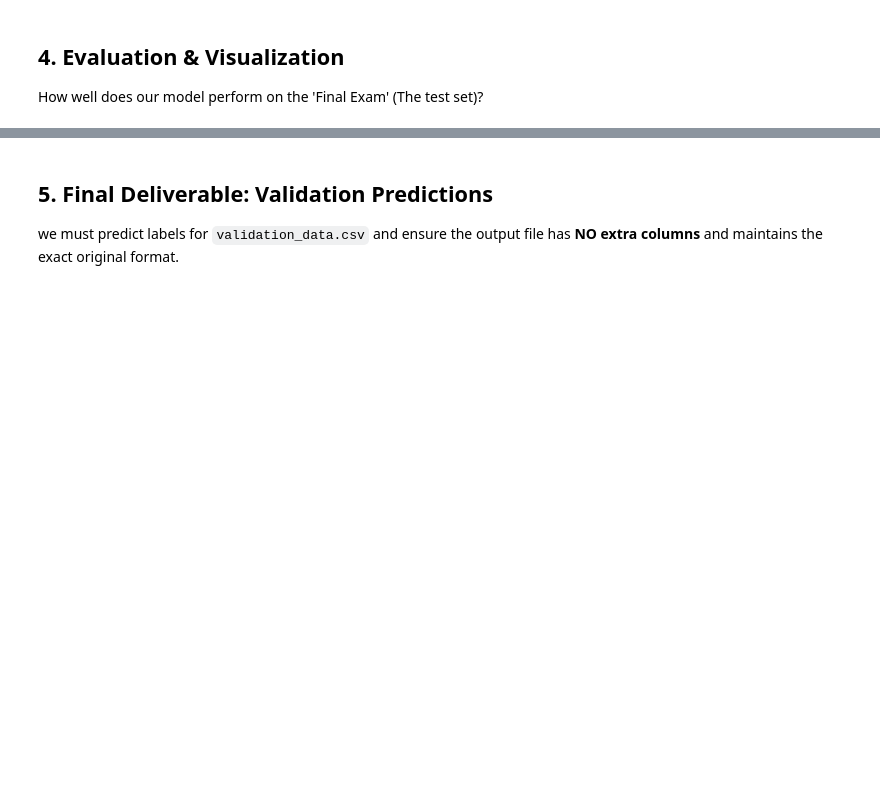
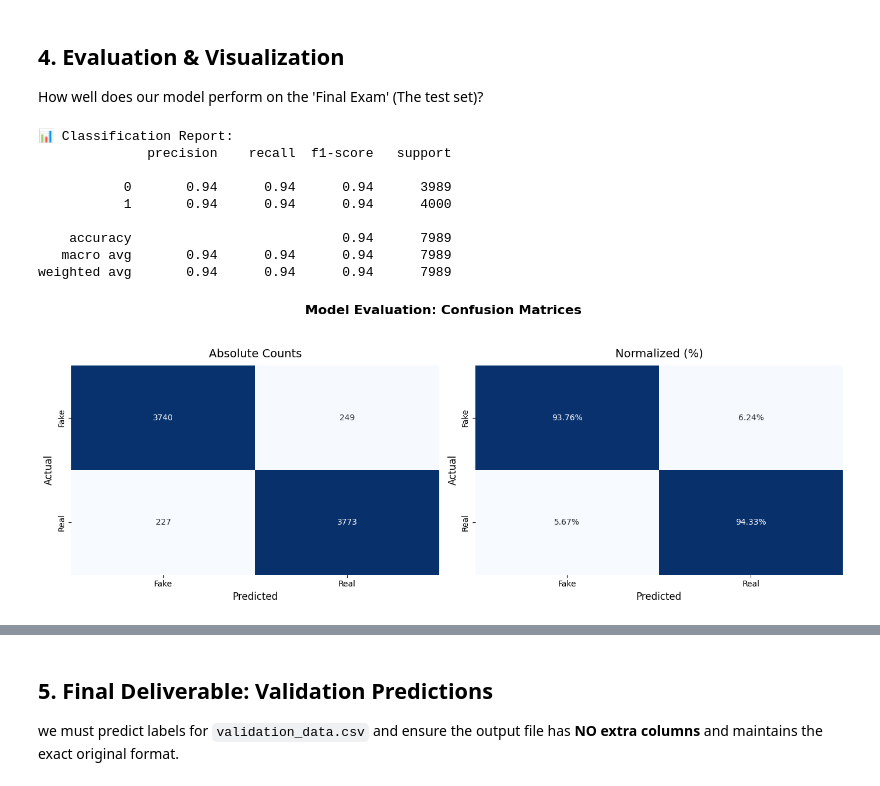
Before and after one commit to Sebastianlopez-dev/Can-a-computer-tell-if-a-journalist-is-lying-NLP-Misinfo-Benchmark-, a Jupyter notebook: 02_baseline_classifier.ipynb, the cells around one changed output, grey strips where cells are left out. Saved outputs shown, nothing was run; the diff lists cells and outputs as text; code cells hidden in the pictures; blank space fills up the shorter version.

```diff
--- a/02_baseline_classifier.ipynb
+++ b/02_baseline_classifier.ipynb
@@ -68,13 +94,0 @@ We train both models to compare performance in the next phase.
-# %%
-from sklearn.linear_model import LogisticRegression
-
-# 1. Train Naive Bayes (Standard)
-nb_model.fit(X_train, y_train)
-joblib.dump(nb_model, os.path.join(BASE_PATH, 'models/nb_tfidf_classifier.joblib'))
-
-# 2. Train Logistic Regression (Required for comparison phase)
-lr_tfidf_model = LogisticRegression(max_iter=1000)
-lr_tfidf_model.fit(X_train, y_train)
-joblib.dump(lr_tfidf_model, os.path.join(BASE_PATH, 'models/lr_tfidf_classifier.joblib'))
-
-print("✅ Both Models (NB & LR) Trained and Persistent.")
@@ -86,14 +100,69 @@ We save our model and train a secondary Logistic Regression to compare in the ne
 How well does our model perform on the 'Final Exam' (The test set)?
 # %%
 y_pred = nb_model.predict(X_test)
-
+print()
 print("📊 Classification Report:")
 print(classification_report(y_test, y_pred))
 
+
+# 1. Confusion Matrix
+
+# 1.1 Calculate both matrices (Counts and Percentages)
 cm = confusion_matrix(y_test, y_pred)
-plt.figure(figsize=(6,4))
-sns.heatmap(cm, annot=True, fmt='d', cmap='Blues', xticklabels=['Fake', 'Real'], yticklabels=['Fake', 'Real'])
-plt.xlabel('Predicted')
-plt.ylabel('Actual')
-plt.title('Confusion Matrix')
+cm_normalized = confusion_matrix(y_test, y_pred, normalize='true')
+
+# 1.2 Create the figure with 1 row and 2 columns side-by-side
+fig, ax = plt.subplots(1, 2, figsize=(14, 5))
+
+# --- PLOT 1: Absolute Confusion Matrix (Left) ---
+sns.heatmap(cm, annot=True, fmt='d', cmap='Blues', ax=ax[0],
+            xticklabels=['Fake', 'Real'], yticklabels=['Fake', 'Real'],
+            cbar=False) # Remove colorbar for a cleaner look
+ax[0].set_title('Absolute Counts', fontsize=14, pad=10)
+ax[0].set_xlabel('Predicted', fontsize=12)
+ax[0].set_ylabel('Actual', fontsize=12)
+
+# --- PLOT 2: Normalized Confusion Matrix (Right) ---
+sns.heatmap(cm_normalized, annot=True, fmt='.2%', cmap='Blues', ax=ax[1],
+            xticklabels=['Fake', 'Real'], yticklabels=['Fake', 'Real'],
+            cbar=False)
+ax[1].set_title('Normalized (%)', fontsize=14, pad=10)
+ax[1].set_xlabel('Predicted', fontsize=12)
+ax[1].set_ylabel('Actual', fontsize=12)
+
+# Add a main title for the entire figure
+plt.suptitle('Model Evaluation: Confusion Matrices', fontsize=16, fontweight='bold', y=1.05)
+# Adjust the spacing between subplots automatically to prevent overlap
+plt.tight_layout()
 plt.show()
+
+print()
+
+# 2. Identify the words that best define each class (Naive Bayes)
+
+feature_names = tfidf.get_feature_names_out()
+# Log-probabilidades de las palabras para cada clase
+probs = nb_model.feature_log_prob_
+# Creamos un dataframe con las palabras y sus pesos
+words_df = pd.DataFrame({
+    'word': feature_names,
+    'fake_weight': probs[0],
+    'real_weight': probs[1]
+})
+
+words_df['diff'] = words_df['real_weight'] - words_df['fake_weight']
+print("\n🎯 Keywords to REAL NEWS:")
+print(words_df.sort_values(by='diff', ascending=False).head(10)['word'].values)
+print("\n🚩 Keywords to FAKE NEWS:")
+print(words_df.sort_values(by='diff', ascending=True).head(10)['word'].values)
+# %% [output]
+📊 Classification Report:
+              precision    recall  f1-score   support
+
+           0       0.94      0.94      0.94      3989
+           1       0.94      0.94      0.94      4000
+
+    accuracy                           0.94      7989
+   macro avg       0.94      0.94      0.94      7989
+weighted avg       0.94      0.94      0.94      7989
+[figure, added]
```
Also changed, not shown: parts of 10 cells of this notebook, 4 other files.
